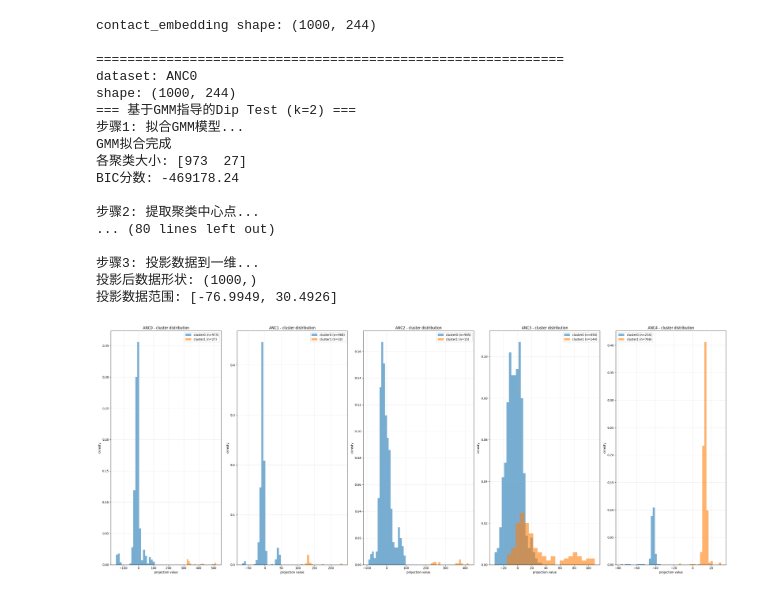
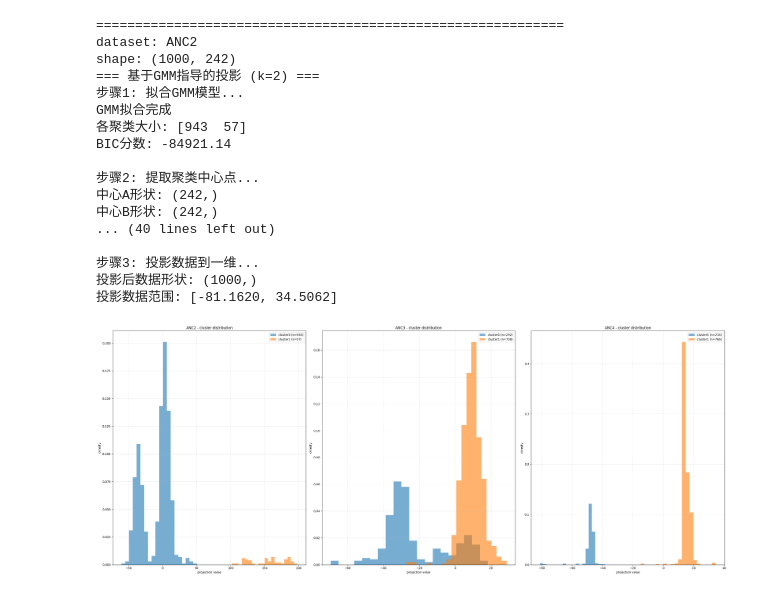
Before and after one commit to ZhiruiYe/evo_probe, a Jupyter notebook: src/gmm_cluster.ipynb, the cells around one changed output. Drawn from its saved outputs; the diff is of its cells as text; code cells hidden in the pictures.

```diff
--- a/src/gmm_cluster.ipynb
+++ b/src/gmm_cluster.ipynb
@@ -133,21 +152,4 @@ PDB坐标提取完成: 60 个残基 (链 A)
 # %%
-anc0_seqs_path = f"/yezhirui/evo_probe/data/sample/node499_anc0_samples.fasta"
-mj_dict = load_mj_matrix("/yezhirui/evo_probe/data/mj_matrix.txt")
-anc0_contact_embedding = generate_contact_embedding(anc0_seqs_path, critical_contacts , mj_dict)
-print(f"contact_embedding shape: {anc0_contact_embedding.shape}")
-
-anc1_seqs_path = f"/yezhirui/evo_probe/data/sample/node500_anc1_samples.fasta"
-anc1_contact_embedding = generate_contact_embedding(anc1_seqs_path, critical_contacts , mj_dict)
-
-anc2_seqs_path = f"/yezhirui/evo_probe/data/sample/node501_anc2_samples.fasta"
-anc2_contact_embedding = generate_contact_embedding(anc2_seqs_path, critical_contacts , mj_dict)
-
-anc3_seqs_path = f"/yezhirui/evo_probe/data/sample/node502_anc3_samples.fasta"
-anc3_contact_embedding = generate_contact_embedding(anc3_seqs_path, critical_contacts , mj_dict)
-
-anc4_seqs_path = f"/yezhirui/evo_probe/data/sample/node507_anc4_samples.fasta"
-anc4_contact_embedding = generate_contact_embedding(anc4_seqs_path, critical_contacts , mj_dict)
-
 
 # # 分析anc0数据
 # print("=== ANC0 GMM分析 ===")
@@ -156,42 +158,46 @@ anc4_contact_embedding = generate_contact_embedding(anc4_seqs_path, critical_con
 # # 绘制BIC曲线
 # plot_bic_curve(k_vals, bic_scores, "ANC0 GMM BIC score curve")
 
 
 # # 使用最优k值进行聚类
 # gmm_model, gmm_labels, gmm_probs = gmm_cluster_analysis(anc0_contact_embedding, 2)
 # print(f"GMM聚类结果: {len(np.unique(gmm_labels))}个聚类")
 # print(f"各聚类大小: {np.bincount(gmm_labels)}")
 
 
 datasets = {
-    'ANC0': anc0_contact_embedding,
-    'ANC1': anc1_contact_embedding,
     'ANC2': anc2_contact_embedding,
     'ANC3': anc3_contact_embedding,
     'ANC4': anc4_contact_embedding
 }
 
 all_results = compare_gmm_guided_projections(
     datasets,
     k=2,
     figsize=(30, 12)
 )
+
+# anc0_results = all_results['ANC0']
+# anc1_results = all_results['ANC1']
+anc2_results = all_results['ANC2']
+anc3_results = all_results['ANC3']
+anc4_results = all_results['ANC4']
 # %% [output]
-contact_embedding shape: (1000, 244)
-
 ============================================================
-dataset: ANC0
-shape: (1000, 244)
-=== 基于GMM指导的Dip Test (k=2) ===
+dataset: ANC2
+shape: (1000, 242)
+=== 基于GMM指导的投影 (k=2) ===
 步骤1: 拟合GMM模型...
 GMM拟合完成
-各聚类大小: [973  27]
-BIC分数: -469178.24
+各聚类大小: [943  57]
+BIC分数: -84921.14
 
 步骤2: 提取聚类中心点...
-... (80 lines left out)
+中心A形状: (242,)
+中心B形状: (242,)
+... (40 lines left out)
 
 步骤3: 投影数据到一维...
 投影后数据形状: (1000,)
-投影数据范围: [-76.9949, 30.4926]
+投影数据范围: [-81.1620, 34.5062]
-[figure, old version]
+[figure, new version]
```
Also changed, not shown: parts of 37 cells of this notebook, 8 other files.
